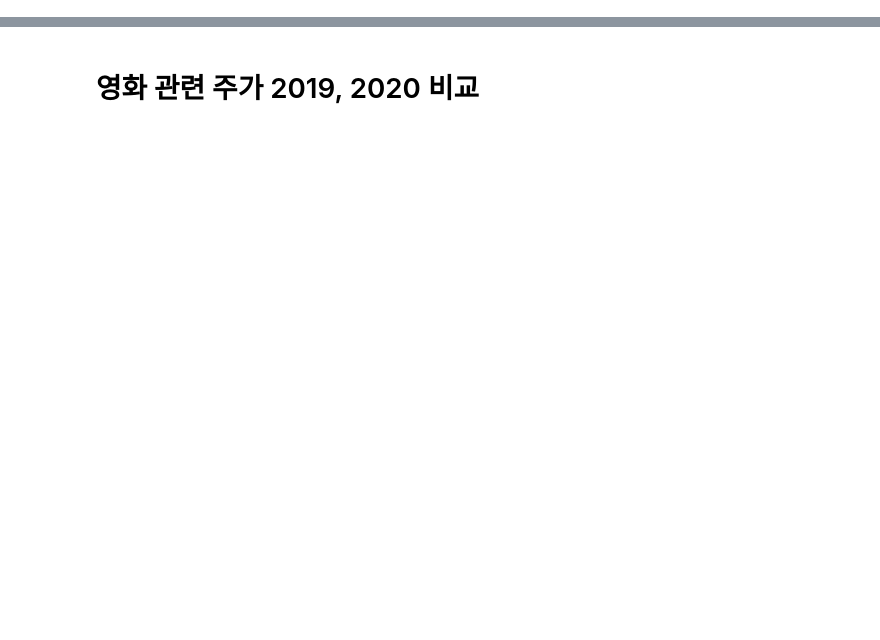
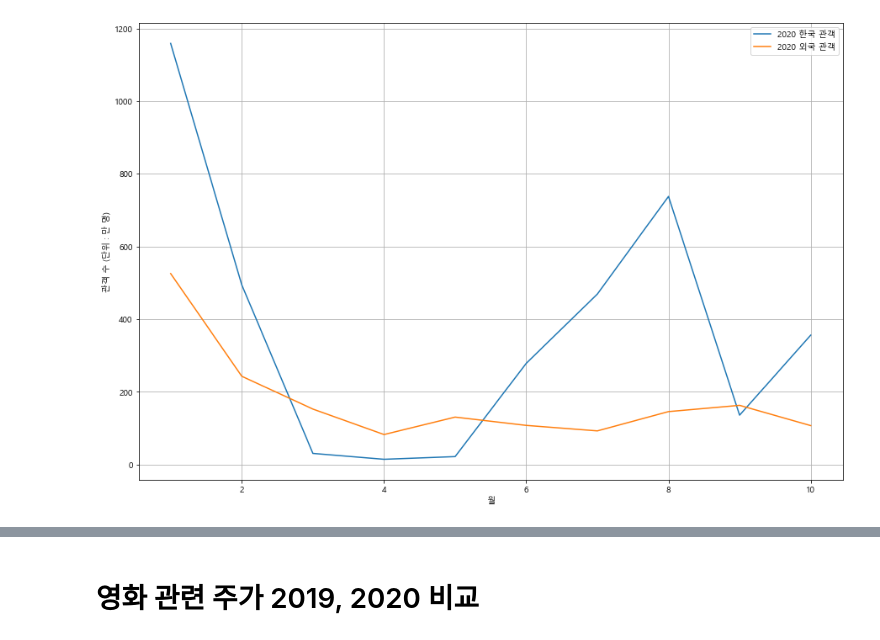
Before and after one commit to nsms556/BigData_Term, a Jupyter notebook: BigData_Term.ipynb, the cells around one changed output, grey strips where cells are left out. Saved outputs shown, nothing was run; the diff lists cells and outputs as text; code cells hidden in the pictures; blank space fills up the shorter version.

```diff
--- a/BigData_Term.ipynb
+++ b/BigData_Term.ipynb
@@ -0,0 +46,5 @@
+# %%
+movie2020 = pd.read_csv("2020_관객수_및_매출액_월별.csv")
+movie2020 = movie2020[0:10]
+movie2020 = convert_numeric(movie2020[['년월', '한국영화관객수', '외국영화관객수', '전체영화관객수', '전체영화매출액']].set_index('년월'))
+movie2020
@@ -0,0 +144,9 @@
+# %%
+plt.plot(movie2020mon['한국영화관객수'], label='2020 한국 관객')
+plt.plot(movie2020mon['외국영화관객수'], label='2020 외국 관객')
+plt.xlabel('월')
+plt.ylabel('관객 수 (단위 : 만 명)')
+plt.legend()
+plt.show()
+# %% [output]
+[figure, added]
```
Also changed, not shown: parts of 30 cells of this notebook, 4 other files.
